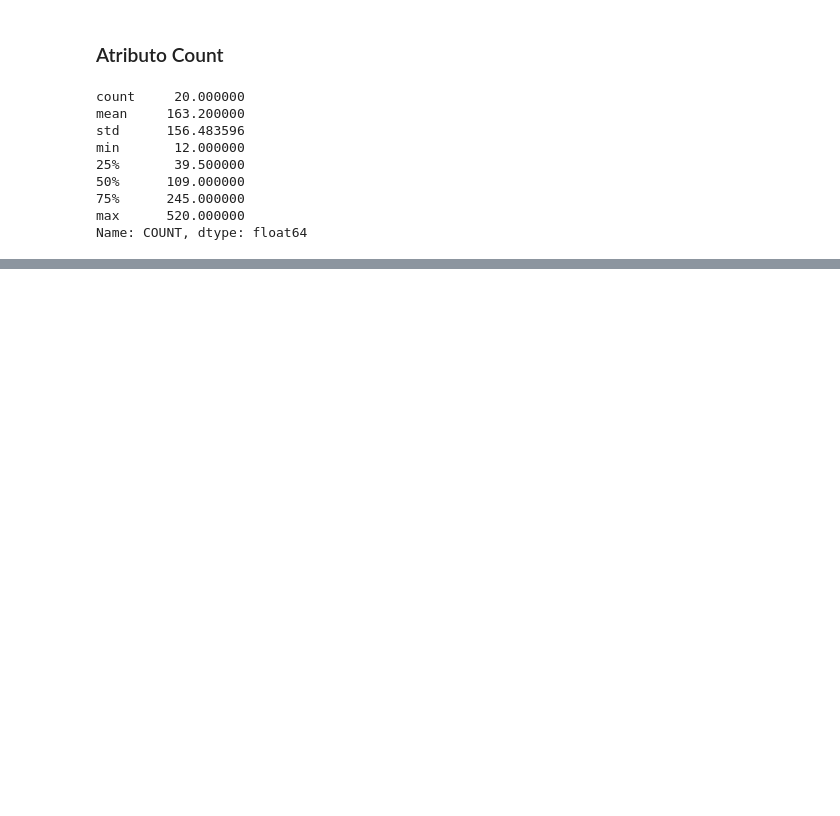
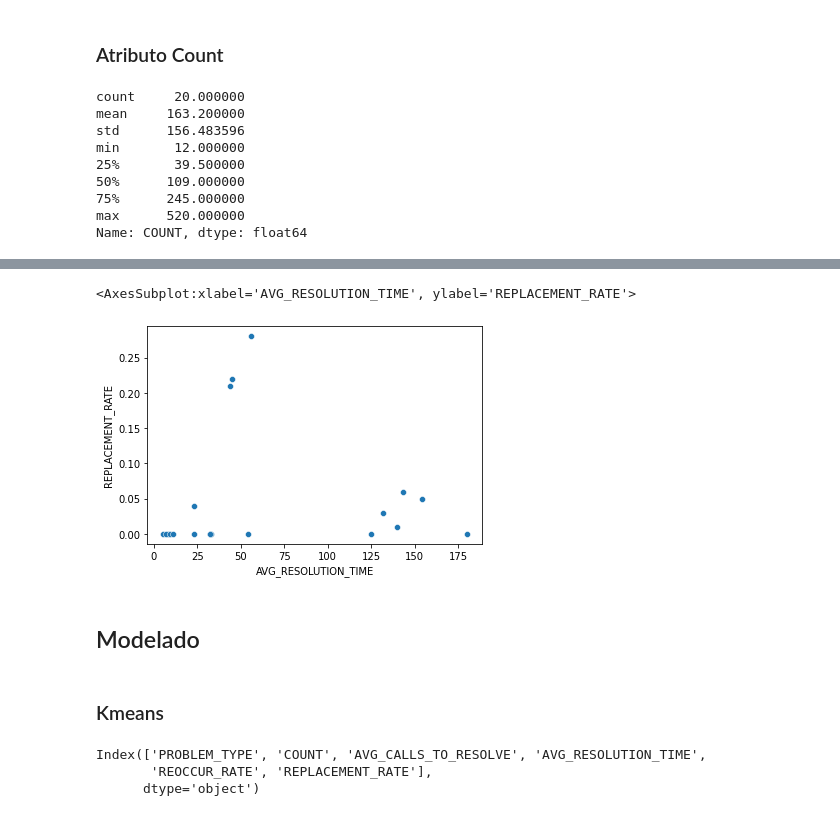
Before and after one commit to leo-hoet/explotaciondedatos, a Jupyter notebook: tp2.ipynb, the cells around one changed output, grey strips where cells are left out. Saved outputs shown, nothing was run; the diff lists cells and outputs as text; code cells hidden in the pictures; blank space fills up the shorter version.

Commit message:
Added some models

```diff
--- a/tp2.ipynb
+++ b/tp2.ipynb
@@ -237,0 +253,16 @@ px.histogram(df, x="PROBLEM_TYPE", y="COUNT",  hover_data=df.columns)
+# %%
+sns.scatterplot(data=df, x="AVG_RESOLUTION_TIME", y="REPLACEMENT_RATE")
+## 3 clusters
+# %% [output]
+<AxesSubplot:xlabel='AVG_RESOLUTION_TIME', ylabel='REPLACEMENT_RATE'>
+[figure, added]
+# %% [markdown]
+## Modelado
+# %% [markdown]
+### Kmeans
+# %%
+df.keys()
+# %% [output]
+Index(['PROBLEM_TYPE', 'COUNT', 'AVG_CALLS_TO_RESOLVE', 'AVG_RESOLUTION_TIME',
+       'REOCCUR_RATE', 'REPLACEMENT_RATE'],
+      dtype='object')
```
Also changed, not shown: parts of 15 cells of this notebook.
